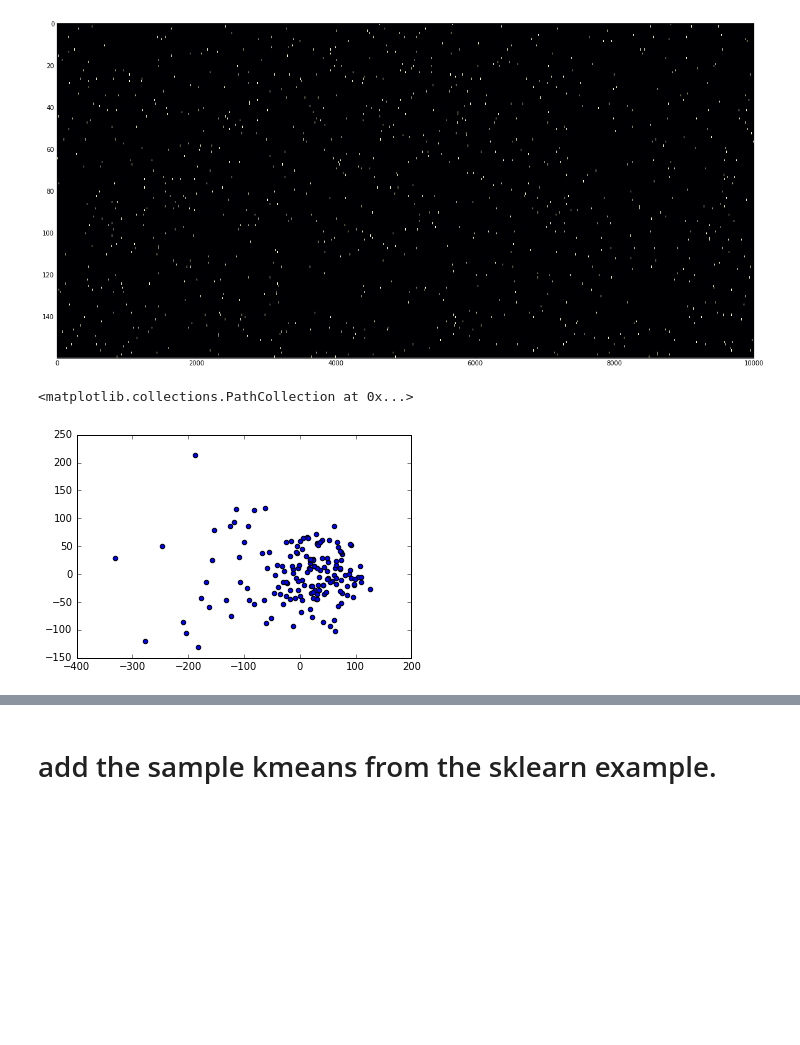
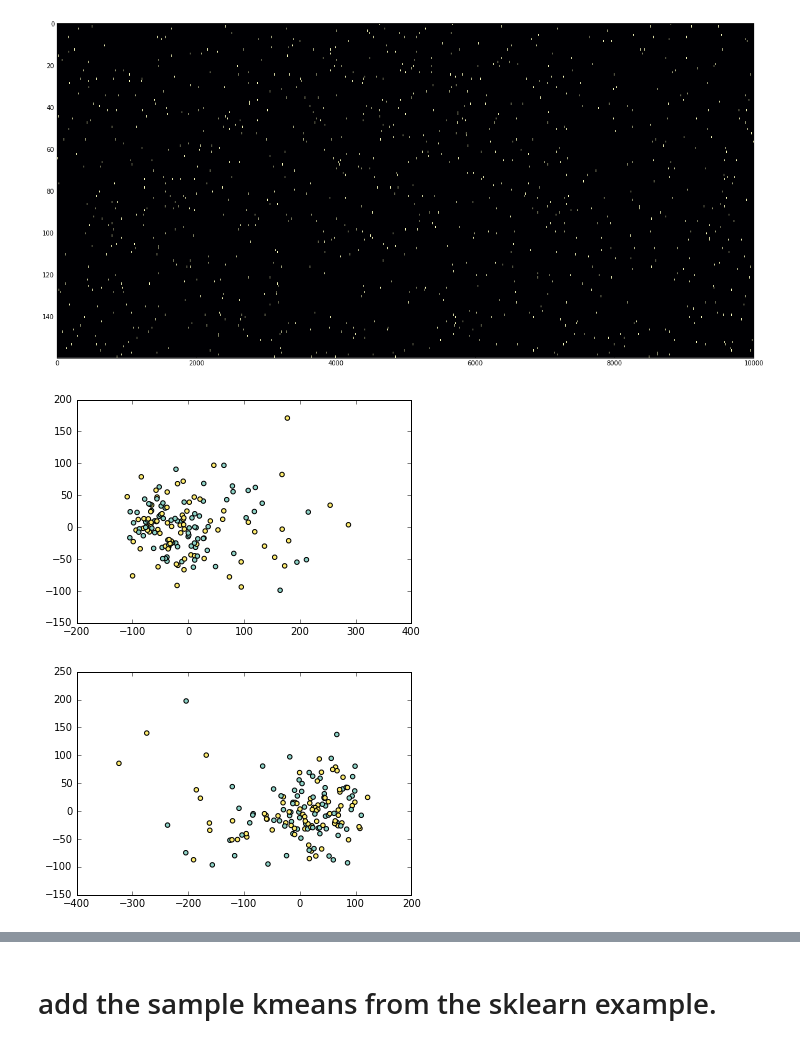
Before and after one commit to iampritishpatil/CAMP2016-Machinelearning, a Jupyter notebook: Spike_data_analysis_with_machine_learning.ipynb, the cells around one changed output, grey strips where cells are left out. Drawn from its saved outputs; the diff is of its cells as text; code cells hidden in the pictures; blank space fills up the shorter version.

```diff
--- a/Spike_data_analysis_with_machine_learning.ipynb
+++ b/Spike_data_analysis_with_machine_learning.ipynb
@@ -73,6 +72,10 @@ fig.show()
 print ft.keys()
 allSpikes=ft['allSpikes']
 totalTime=ft['totalTime']*1.0
+neuronsWithInput=ft['neuronsWithInput']
+neuronsWithInput_array=np.zeros(160)
+neuronsWithInput_array[neuronsWithInput]=1
+# print neuronsWithInput_array
 # %% [output]
 ['totalTime', 'spikes', 'all_v_mat', 'allSpikes', 'firings2', '__header__', '__globals__', 'allFirings', 'firings', 'neuronsWithInput', 'spikes2', '__version__', 'v_mat', 'v_mat2']
 # %%
@@ -110,20 +113,23 @@ plt.colorbar
 <function matplotlib.pyplot.colorbar>
 [figure]
 # %%
-integrationWindow = 200#; %ms
-
 #arr=sp.ndimage.filters.gaussian_filter1d(allSpikes[1:3,:],10,mode='constant')
 unif_filter=np.zeros(allSpikes.shape)
 gaus_filter=np.zeros(allSpikes.shape)
 #plt.imshow(allSpikes*1000,aspect=40)
 for i in range(allSpikes.shape[0]):
-    unif_filter[i,:]=sp.ndimage.filters.uniform_filter1d(allSpikes[i,:]*1000,100,mode='constant')
-    gaus_filter[i,:]=sp.ndimage.filters.gaussian_filter1d(allSpikes[i,:]*1000,10,mode='constant')
+    unif_filter[i,:]=sp.ndimage.filters.uniform_filter1d(allSpikes[i,:]*1000,300,mode='wrap')
+    gaus_filter[i,:]=sp.ndimage.filters.gaussian_filter1d(allSpikes[i,:]*1000,300,mode='wrap')
 # %%
-from sklearn.decomposition import PCA
-pca = PCA(n_components=2).fit(gaus_filter - np.mean(gaus_filter))
+from sklearn.decomposition import PCA, FactorAnalysis
+#pca = PCA(n_components=2).fit(gaus_filter - np.mean(gaus_filter))
 reduced_data = PCA(n_components=2).fit_transform(gaus_filter - np.mean(gaus_filter))
-plt.scatter(reduced_data[:,0],reduced_data[:,1])
+plt.scatter(reduced_data[:,0],reduced_data[:,1],c=neuronsWithInput_array,cmap='Set3')
+plt.show()
+
+reduced_data = PCA(n_components=2).fit_transform(unif_filter - np.mean(unif_filter))
+plt.scatter(reduced_data[:,0],reduced_data[:,1],c=neuronsWithInput_array,cmap='Set3')
+plt.show()
 # %% [output]
-<matplotlib.collections.PathCollection at 0x...>
-[figure, old version]
+[figure, new version]
+[figure, added]
```
Also changed, not shown: parts of 12 cells of this notebook.
